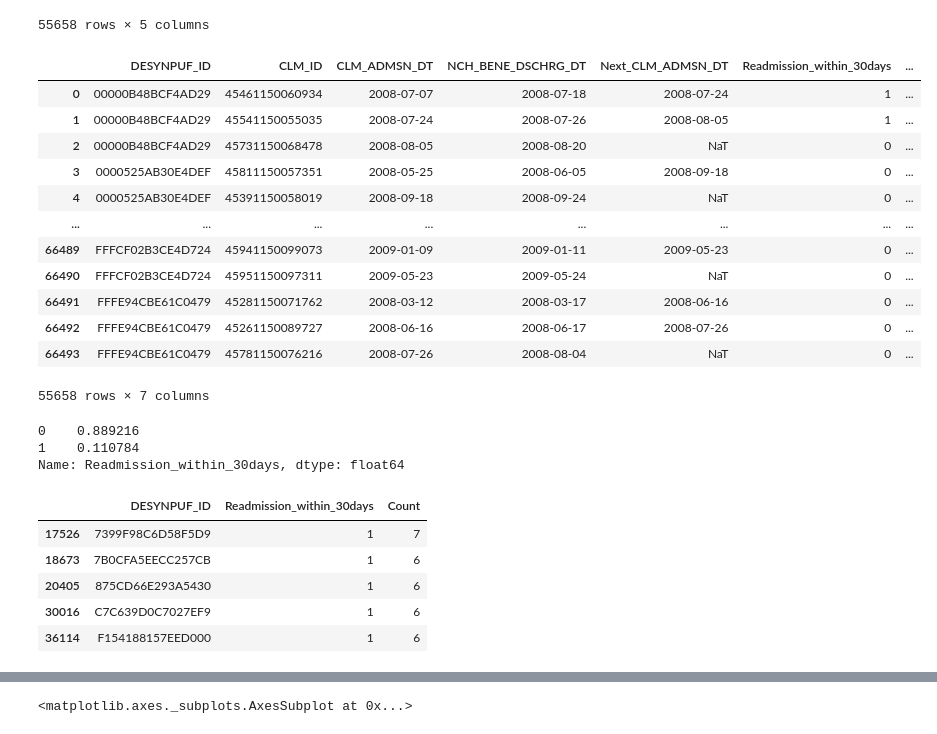
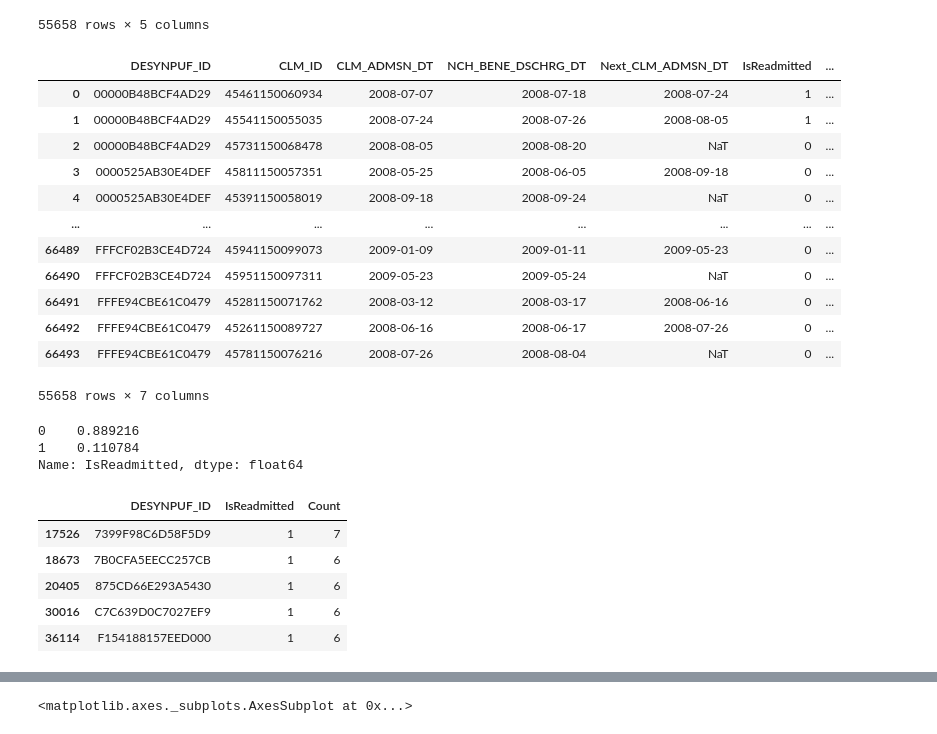
Before and after one commit to saurabh-c-rai/cms-hospital-readmission, a Jupyter notebook: notebooks/InPatientClaim_EDA.ipynb, the cells around one changed output, grey strips where cells are left out. Drawn from its saved outputs; the diff is of its cells as text; code cells hidden in the pictures.

Commit message:
variable name changes

```diff
--- a/notebooks/InPatientClaim_EDA.ipynb
+++ b/notebooks/InPatientClaim_EDA.ipynb
@@ -729,11 +729,11 @@ selected_data.loc[ : , ['DESYNPUF_ID', 'CLM_ID', 'CLM_ADMSN_DT', 'NCH_BENE_DSCHR
 selected_data.loc[ : , 'Readmission_Day_Count'] = (selected_data['Next_CLM_ADMSN_DT'] - selected_data['NCH_BENE_DSCHRG_DT']).apply(lambda x: x.days)
 # %%
 # if the Readmission_Day_Count <= 30, the Unplanned readmission is 1 or else 0
-selected_data.loc[ : , 'Readmission_within_30days'] = (selected_data.loc[ : , 'Readmission_Day_Count'] <= 30) * 1
+selected_data.loc[ : , 'IsReadmitted'] = (selected_data.loc[ : , 'Readmission_Day_Count'] <= 30) * 1
 # %%
-selected_data.loc[ : , ['DESYNPUF_ID', 'CLM_ID', 'CLM_ADMSN_DT', 'NCH_BENE_DSCHRG_DT', "Next_CLM_ADMSN_DT", "Readmission_within_30days", "Readmission_Day_Count"]]
+selected_data.loc[ : , ['DESYNPUF_ID', 'CLM_ID', 'CLM_ADMSN_DT', 'NCH_BENE_DSCHRG_DT', "Next_CLM_ADMSN_DT", "IsReadmitted", "Readmission_Day_Count"]]
 # %% [output]
-|  | DESYNPUF_ID | CLM_ID | CLM_ADMSN_DT | NCH_BENE_DSCHRG_DT | Next_CLM_ADMSN_DT | Readmission_within_30days | ... |
+|  | DESYNPUF_ID | CLM_ID | CLM_ADMSN_DT | NCH_BENE_DSCHRG_DT | Next_CLM_ADMSN_DT | IsReadmitted | ... |
 | 0 | 00000B48BCF4AD29 | 45461150060934 | 2008-07-07 | 2008-07-18 | 2008-07-24 | 1 | ... |
 | 1 | 00000B48BCF4AD29 | 45541150055035 | 2008-07-24 | 2008-07-26 | 2008-08-05 | 1 | ... |
 | 2 | 00000B48BCF4AD29 | 45731150068478 | 2008-08-05 | 2008-08-20 | NaT | 0 | ... |
@@ -748,10 +748,10 @@ selected_data.loc[ : , ['DESYNPUF_ID', 'CLM_ID', 'CLM_ADMSN_DT', 'NCH_BENE_DSCHR
 55658 rows × 7 columns
 # %%
 # Distribution of readmission vs no readmission
-selected_data['Readmission_within_30days'].value_counts()/selected_data.shape[0]
+selected_data['IsReadmitted'].value_counts()/selected_data.shape[0]
 # %% [output]
 0    0.889216
 1    0.110784
-Name: Readmission_within_30days, dtype: float64
+Name: IsReadmitted, dtype: float64
 # %%
 # Distribution of readmission vs no readmission at patient level
@@ -761,7 +761,7 @@ readmission_data.columns = ['DESYNPUF_ID', 'Readmission_within_30days', 'Count']
 # %%
-readmission_data[readmission_data['Readmission_within_30days']==1].head()
+readmission_data[readmission_data['IsReadmitted']==1].head()
 # %% [output]
-|  | DESYNPUF_ID | Readmission_within_30days | Count |
+|  | DESYNPUF_ID | IsReadmitted | Count |
 | 17526 | 7399F98C6D58F5D9 | 1 | 7 |
 | 18673 | 7B0CFA5EECC257CB | 1 | 6 |
 | 20405 | 875CD66E293A5430 | 1 | 6 |
```
Also changed, not shown: parts of 14 cells of this notebook, 7 other files.
